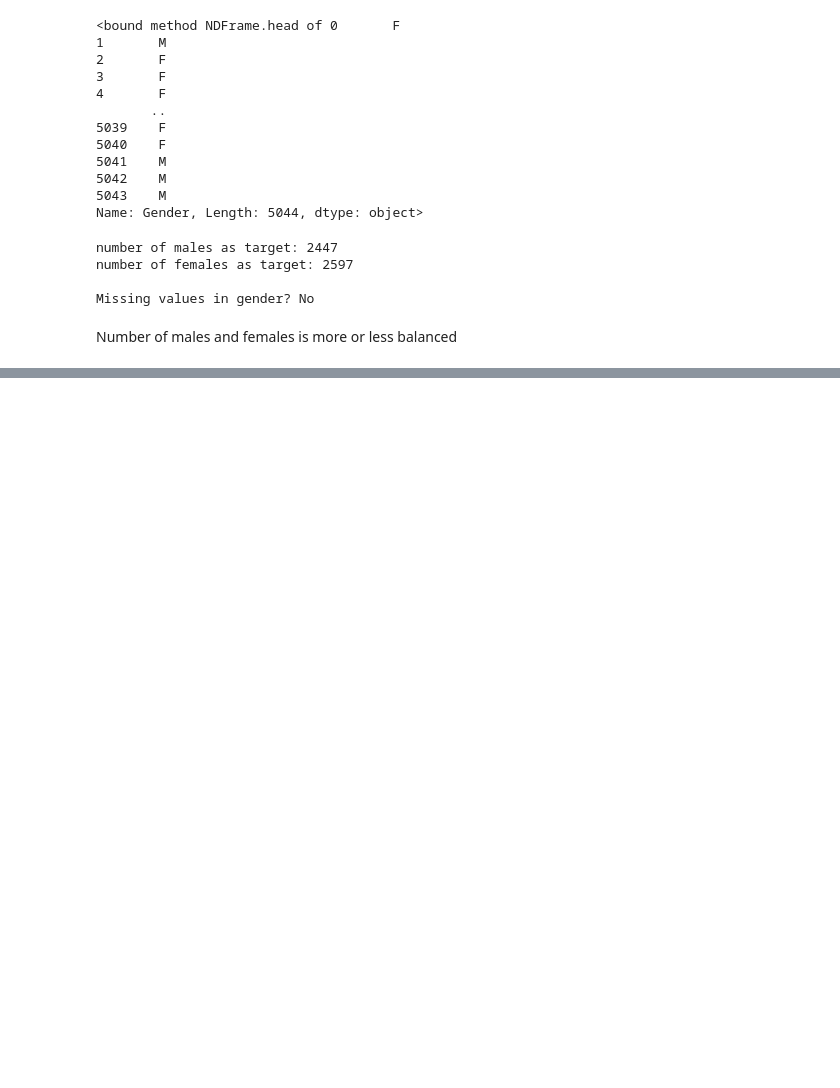
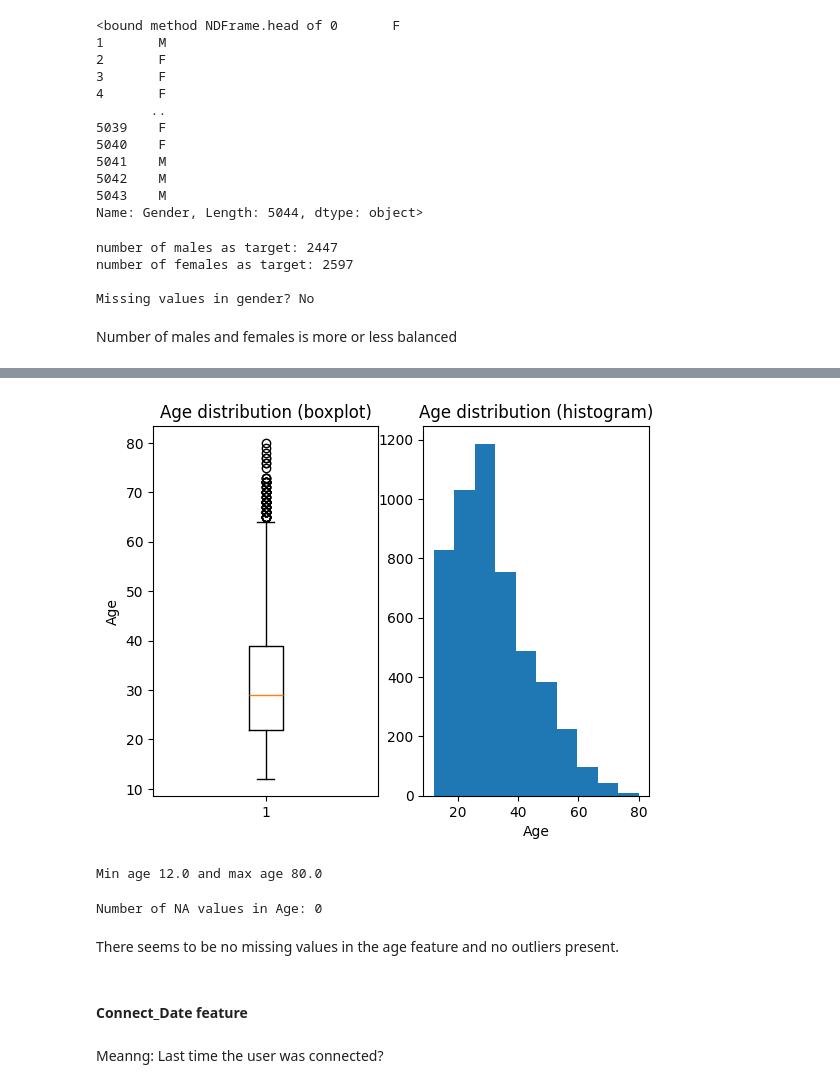
Before and after one commit to Yiannis7918/Advanced_Analytics_2024, a Jupyter notebook: Assignment_1/Scripts_Greg/Exploration_dataset.ipynb, the cells around one changed output, grey strips where cells are left out. Cells and saved outputs as stored; diff of their text form; code cells hidden in the pictures; blank space fills up the shorter version.

Commit message:
update exploration G: features target, gender, age, connecte_date and LOS

```diff
--- a/Assignment_1/Scripts_Greg/Exploration_dataset.ipynb
+++ b/Assignment_1/Scripts_Greg/Exploration_dataset.ipynb
@@ -114,0 +136,30 @@ Number of males and females is more or less balanced
+# %%
+fig, ax = plt.subplots(1,2)
+ax[0].boxplot(dataset["Age"])
+ax[0].set_title("Age distribution (boxplot)")
+ax[0].set_ylabel("Age")
+ax[1].hist(dataset["Age"])
+ax[1].set_title("Age distribution (histogram)")
+ax[1].set_xlabel("Age")
+#ax[1].set_ylabel("Counts")
+plt.show()
+# %% [output]
+[figure, added]
+# %%
+min_age = np.min(dataset["Age"])
+max_age = np.max(dataset["Age"])
+print(f"Min age {min_age} and max age {max_age}")
+# %% [output]
+Min age 12.0 and max age 80.0
+# %%
+age_NA_count = dataset["Age"].isna().sum()
+
+print(f"Number of NA values in Age: {age_NA_count}")
+# %% [output]
+Number of NA values in Age: 0
+# %% [markdown]
+There seems to be no missing values in the age feature and no outliers present.
+# %% [markdown]
+<h4>Connect_Date feature</h4>
+# %% [markdown]
+Meanng: Last time the user was connected?
```
Also changed, not shown: parts of 16 cells of this notebook, 1 other file.
